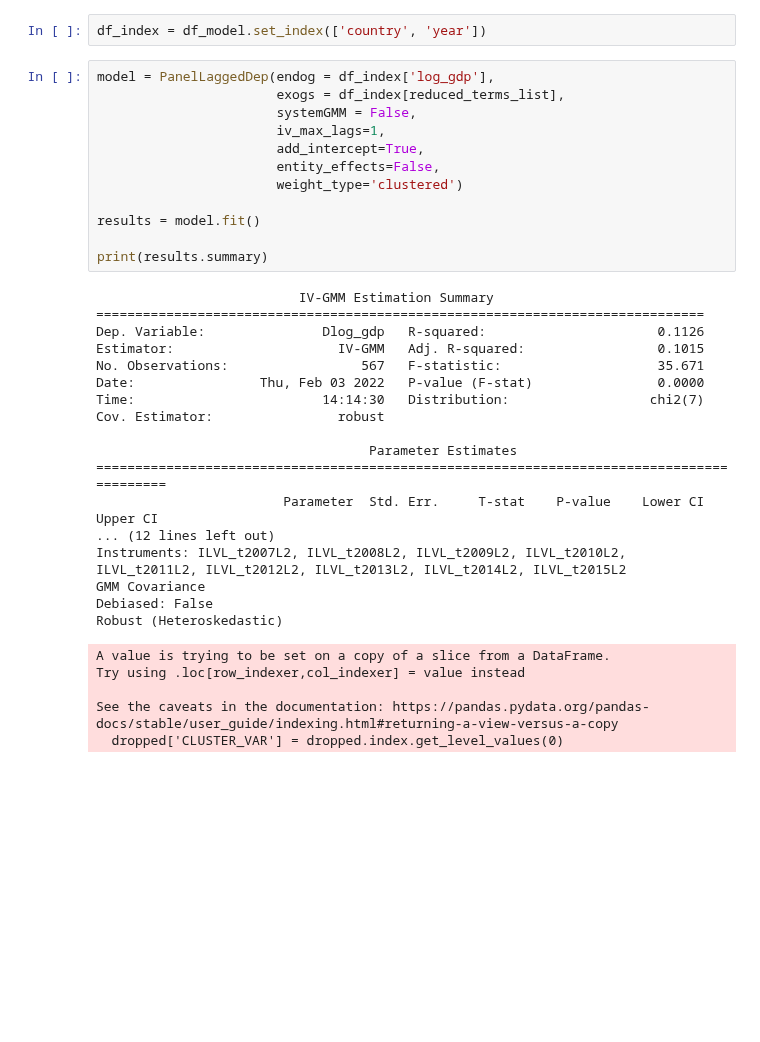
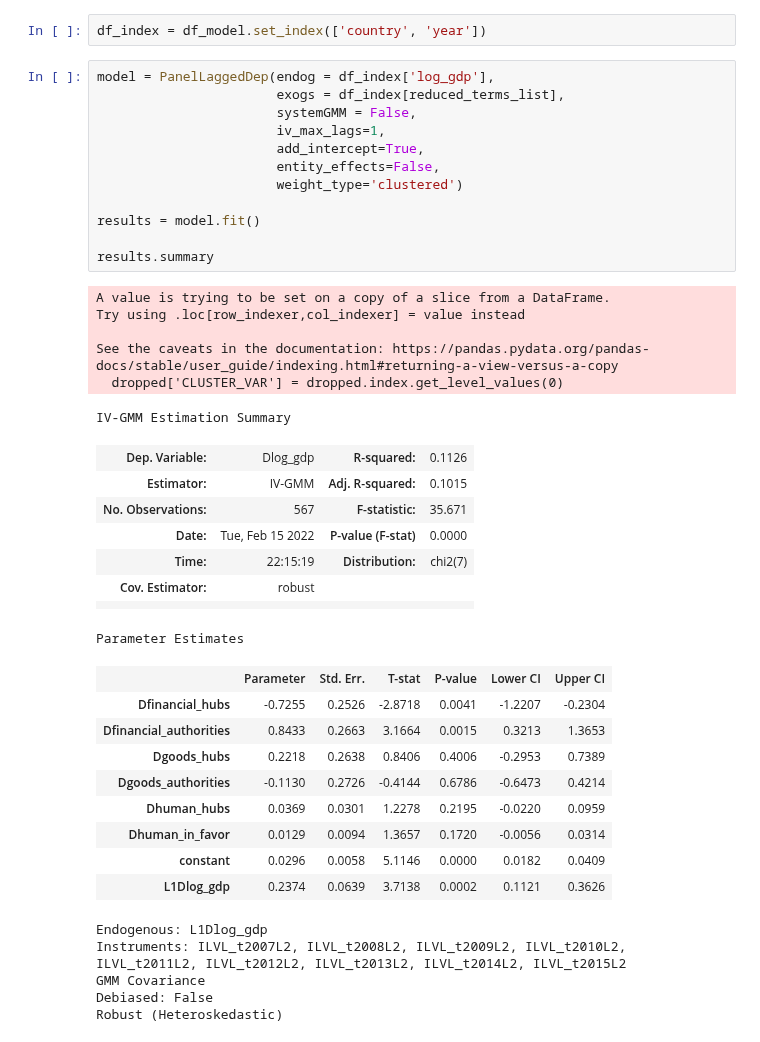
Before and after one commit to jaimeoliver1/social_capital_in_trade_networks, a Jupyter notebook: notebooks/01_AB_estimates.ipynb, the cells around one changed output. Saved outputs shown, nothing was run; the diff lists cells and outputs as text; blank space fills up the shorter version.

Commit message:
Pushed from Domino: https://domino.clarity.ai/u/jaime_oliver/social_capital/runs/620c0b1d73df26796557eade

```diff
--- a/notebooks/01_AB_estimates.ipynb
+++ b/notebooks/01_AB_estimates.ipynb
@@ -70,38 +70,44 @@ df_index = df_model.set_index(['country', 'year'])
 # %%
 model = PanelLaggedDep(endog = df_index['log_gdp'],
                        exogs = df_index[reduced_terms_list],
                        systemGMM = False,
                        iv_max_lags=1,
                        add_intercept=True,
                        entity_effects=False,
                        weight_type='clustered')
 
 results = model.fit()
 
-print(results.summary)
+results.summary
 # %% [output]
-                          IV-GMM Estimation Summary
-==============================================================================
-Dep. Variable:               Dlog_gdp   R-squared:                      0.1126
-Estimator:                     IV-GMM   Adj. R-squared:                 0.1015
-No. Observations:                 567   F-statistic:                    35.671
-Date:                Thu, Feb 03 2022   P-value (F-stat)                0.0000
-Time:                        14:14:30   Distribution:                  chi2(7)
-Cov. Estimator:                robust
+A value is trying to be set on a copy of a slice from a DataFrame.
+Try using .loc[row_indexer,col_indexer] = value instead
 
-                                   Parameter Estimates
-==========================================================================================
-                        Parameter  Std. Err.     T-stat    P-value    Lower CI    Upper CI
-... (12 lines left out)
-Instruments: ILVL_t2007L2, ILVL_t2008L2, ILVL_t2009L2, ILVL_t2010L2, ILVL_t2011L2, ILVL_t2012L2, ILVL_t2013L2, ILVL_t2014L2, ILVL_t2015L2
-GMM Covariance
-Debiased: False
-Robust (Heteroskedastic)
+See the caveats in the documentation: https://pandas.pydata.org/pandas-docs/stable/user_guide/indexing.html#returning-a-view-versus-a-copy
+  dropped['CLUSTER_VAR'] = dropped.index.get_level_values(0)
-A value is trying to be set on a copy of a slice from a DataFrame.
-Try using .loc[row_indexer,col_indexer] = value instead
-
-See the caveats in the documentation: https://pandas.pydata.org/pandas-docs/stable/user_guide/indexing.html#returning-a-view-versus-a-copy
-  dropped['CLUSTER_VAR'] = dropped.index.get_level_values(0)
+IV-GMM Estimation Summary
+| Dep. Variable: | Dlog_gdp | R-squared: | 0.1126 |
+| Estimator: | IV-GMM | Adj. R-squared: | 0.1015 |
+| No. Observations: | 567 | F-statistic: | 35.671 |
+| Date: | Tue, Feb 15 2022 | P-value (F-stat) | 0.0000 |
+| Time: | 22:15:19 | Distribution: | chi2(7) |
+| Cov. Estimator: | robust |  |  |
+|  |  |  |  |
+Parameter Estimates
+|  | Parameter | Std. Err. | T-stat | P-value | Lower CI | Upper CI |
+| Dfinancial_hubs | -0.7255 | 0.2526 | -2.8718 | 0.0041 | -1.2207 | -0.2304 |
+| Dfinancial_authorities | 0.8433 | 0.2663 | 3.1664 | 0.0015 | 0.3213 | 1.3653 |
+| Dgoods_hubs | 0.2218 | 0.2638 | 0.8406 | 0.4006 | -0.2953 | 0.7389 |
+| Dgoods_authorities | -0.1130 | 0.2726 | -0.4144 | 0.6786 | -0.6473 | 0.4214 |
+| Dhuman_hubs | 0.0369 | 0.0301 | 1.2278 | 0.2195 | -0.0220 | 0.0959 |
+| Dhuman_in_favor | 0.0129 | 0.0094 | 1.3657 | 0.1720 | -0.0056 | 0.0314 |
+| constant | 0.0296 | 0.0058 | 5.1146 | 0.0000 | 0.0182 | 0.0409 |
+| L1Dlog_gdp | 0.2374 | 0.0639 | 3.7138 | 0.0002 | 0.1121 | 0.3626 |
+Endogenous: L1Dlog_gdp
+Instruments: ILVL_t2007L2, ILVL_t2008L2, ILVL_t2009L2, ILVL_t2010L2, ILVL_t2011L2, ILVL_t2012L2, ILVL_t2013L2, ILVL_t2014L2, ILVL_t2015L2
+GMM Covariance
+Debiased: False
+Robust (Heteroskedastic)
 # %%
 df_index = df_model.set_index(['country', 'year'])
 model = PanelLaggedDep(endog = df_index['log_gdp'],
```
Also changed, not shown: parts of 1 cell of this notebook, 3 other files.
